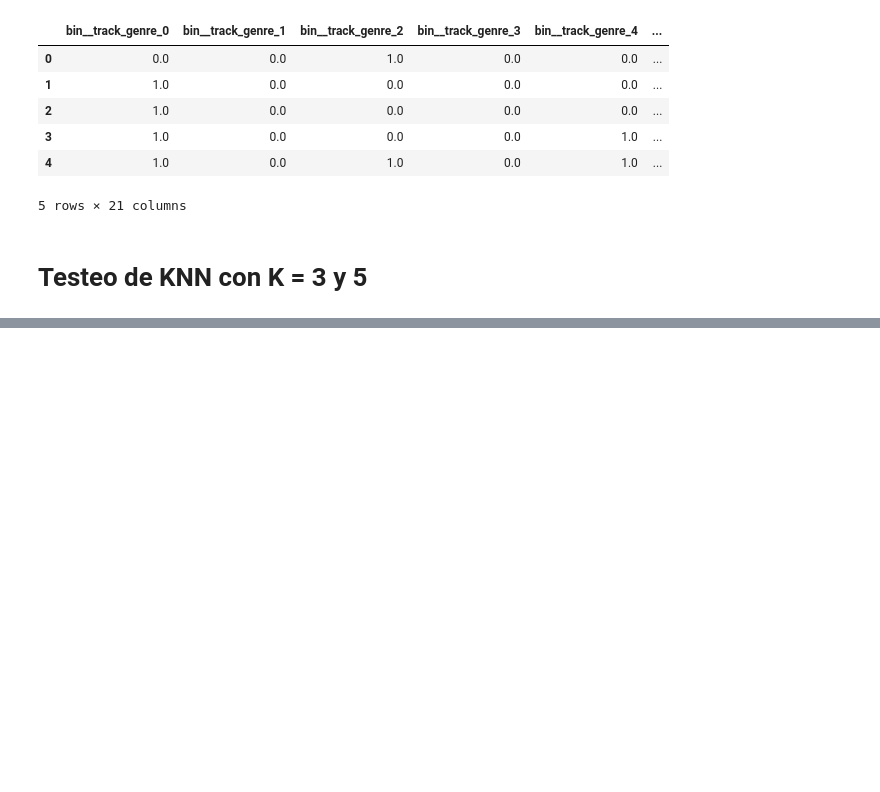
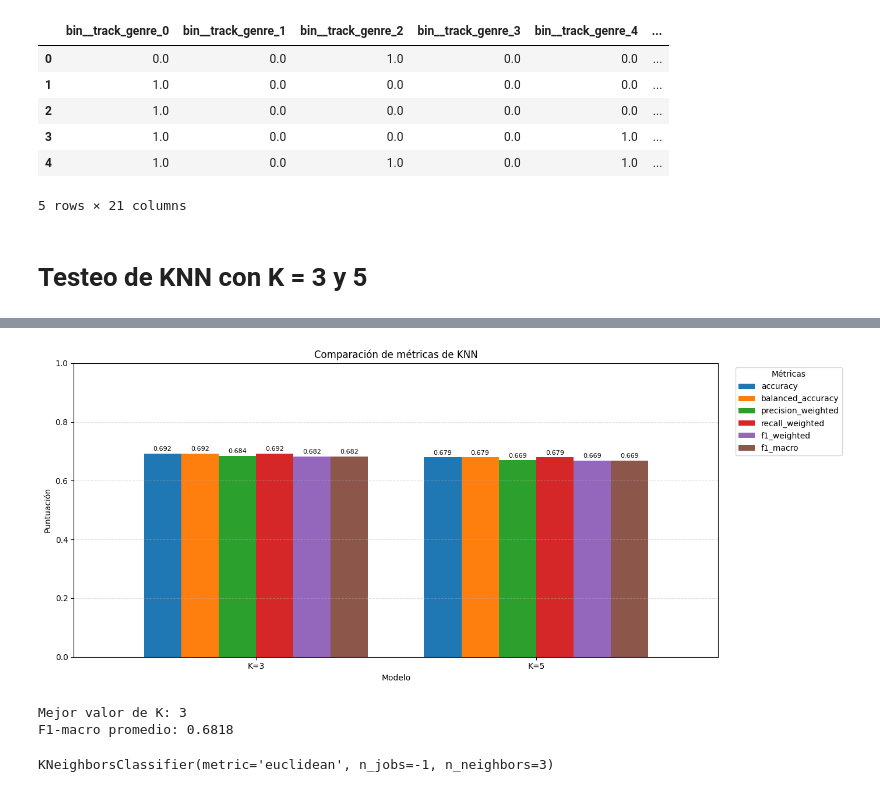
Before and after one commit to 0Trickster/Project-MLY-1, a Jupyter notebook: notebooks/modelos_supervisados/clasificación/09_KNN.ipynb, the cells around one changed output, grey strips where cells are left out. Drawn from its saved outputs; the diff is of its cells as text; code cells hidden in the pictures; blank space fills up the shorter version.

```diff
--- a/notebooks/modelos_supervisados/clasificación/09_KNN.ipynb
+++ b/notebooks/modelos_supervisados/clasificación/09_KNN.ipynb
@@ -243,0 +159,56 @@ plt.show()
+# %%
+df_resultados_knn = pd.DataFrame({
+    k: resultados_knn[k]["promedios"]
+    for k in resultados_knn
+}).T
+
+df_resultados_knn.index = [
+    f"K={k}" for k in df_resultados_knn.index
+]
+
+ax = df_resultados_knn.plot(
+    kind="bar",
+    figsize=(14, 6),
+    width=0.8
+)
+
+plt.title("Comparación de métricas de KNN")
+plt.xlabel("Modelo")
+plt.ylabel("Puntuación")
+plt.ylim(0, 1)
+plt.xticks(rotation=0)
+plt.legend(title="Métricas", bbox_to_anchor=(1.02, 1), loc="upper left")
+plt.grid(axis="y", linestyle="--", alpha=0.4)
+
+for container in ax.containers:
+    ax.bar_label(container, fmt="%.3f", fontsize=8, padding=2)
+
+plt.tight_layout()
+plt.show()
+# %% [output]
+[figure, added]
+# %%
+mejor_k = max(
+    resultados_knn,
+    key=lambda k: resultados_knn[k]["promedios"]["f1_macro"]
+)
+
+print(f"Mejor valor de K: {mejor_k}")
+print(
+    f"F1-macro promedio: "
+    f"{resultados_knn[mejor_k]['promedios']['f1_macro']:.4f}"
+)
+# %% [output]
+Mejor valor de K: 3
+F1-macro promedio: 0.6818
+# %%
+knn_model = KNeighborsClassifier(
+    n_neighbors=mejor_k,
+    weights="uniform",
+    metric="euclidean",
+    n_jobs=-1
+)
+
+knn_model.fit(X_train, y_train)
+# %% [output]
+KNeighborsClassifier(metric='euclidean', n_jobs=-1, n_neighbors=3)
```
Also changed, not shown: parts of 7 cells of this notebook, 2 other files.
